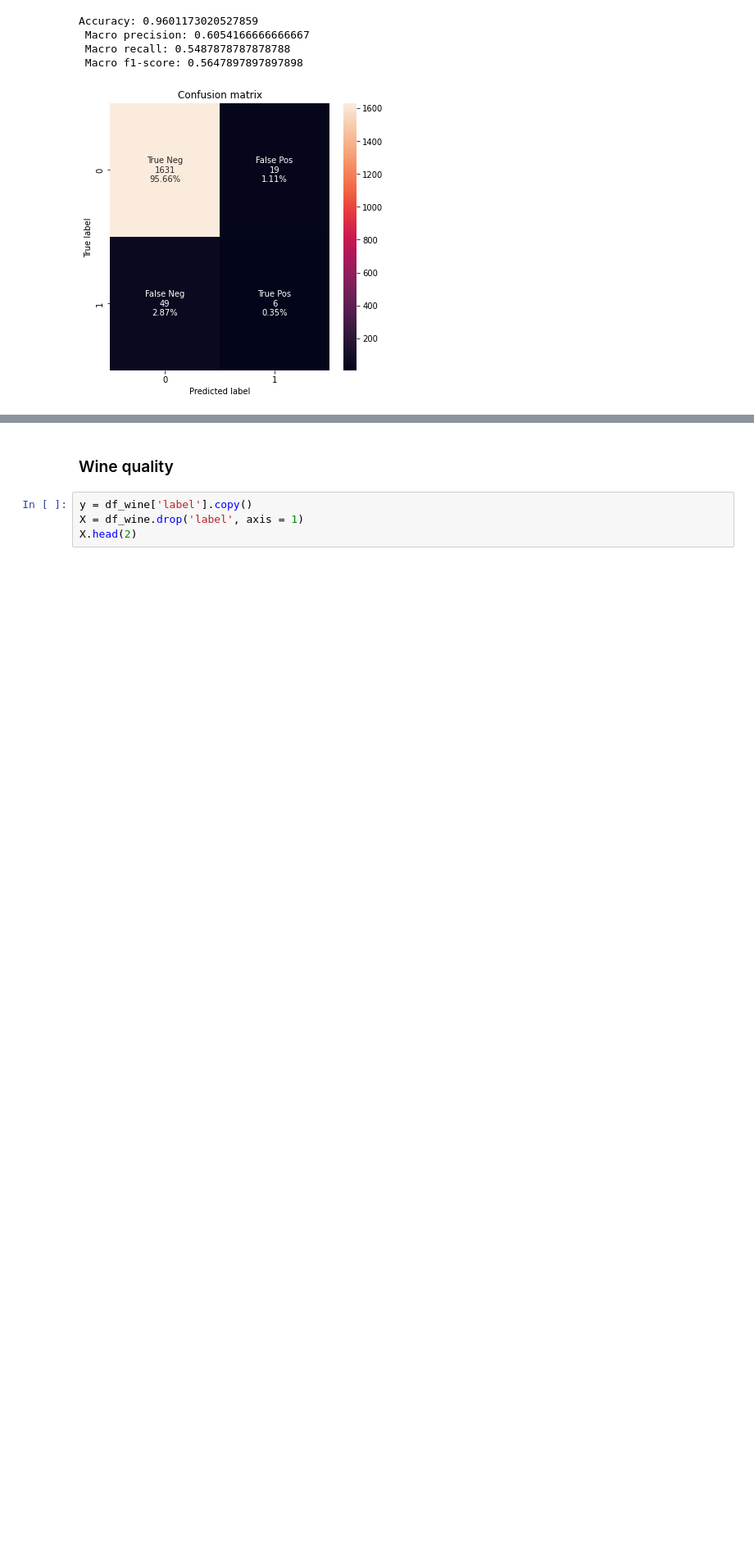
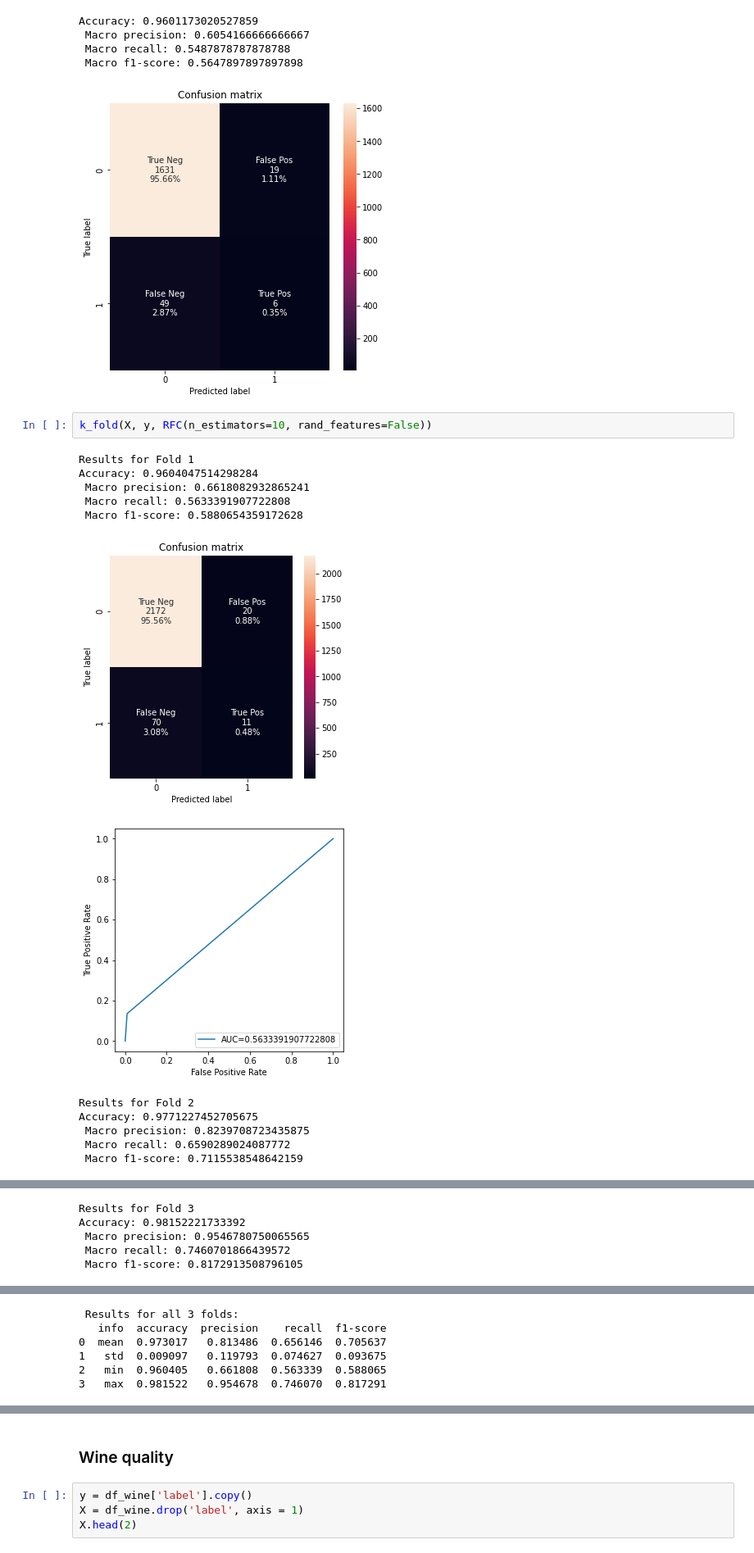
Before and after one commit to JakubSzczepanowski/ForestSVM, a Jupyter notebook: kod/experiments2.ipynb, the cells around one changed output, grey strips where cells are left out. Shown at 82% size. Drawn from its saved outputs; the diff is of its cells as text; blank space fills up the shorter version.

```diff
--- a/kod/experiments2.ipynb
+++ b/kod/experiments2.ipynb
@@ -1116,3 +1145,18 @@ Accuracy: 0.9601173020527859
  Macro recall: 0.5487878787878788
  Macro f1-score: 0.5647897897897898
 [figure]
+# %%
+k_fold(X, y, RFC(n_estimators=10, rand_features=False))
+# %% [output]
+Results for Fold 1
+Accuracy: 0.9604047514298284
+ Macro precision: 0.6618082932865241
+ Macro recall: 0.5633391907722808
+ Macro f1-score: 0.5880654359172628
+[figure, added]
+[figure, added]
+Results for Fold 2
+Accuracy: 0.9771227452705675
+ Macro precision: 0.8239708723435875
+ Macro recall: 0.6590289024087772
+ Macro f1-score: 0.7115538548642159
@@ -1118,0 +1165,5 @@ Accuracy: 0.9601173020527859
+Results for Fold 3
+Accuracy: 0.98152221733392
+ Macro precision: 0.9546780750065565
+ Macro recall: 0.7460701866439572
+ Macro f1-score: 0.8172913508796105
@@ -1118,0 +1172,6 @@ Accuracy: 0.9601173020527859
+ Results for all 3 folds:
+   info  accuracy  precision    recall  f1-score
+0  mean  0.973017   0.813486  0.656146  0.705637
+1   std  0.009097   0.119793  0.074627  0.093675
+2   min  0.960405   0.661808  0.563339  0.588065
+3   max  0.981522   0.954678  0.746070  0.817291
```
Also changed, not shown: parts of 30 cells of this notebook, 1 other file.
